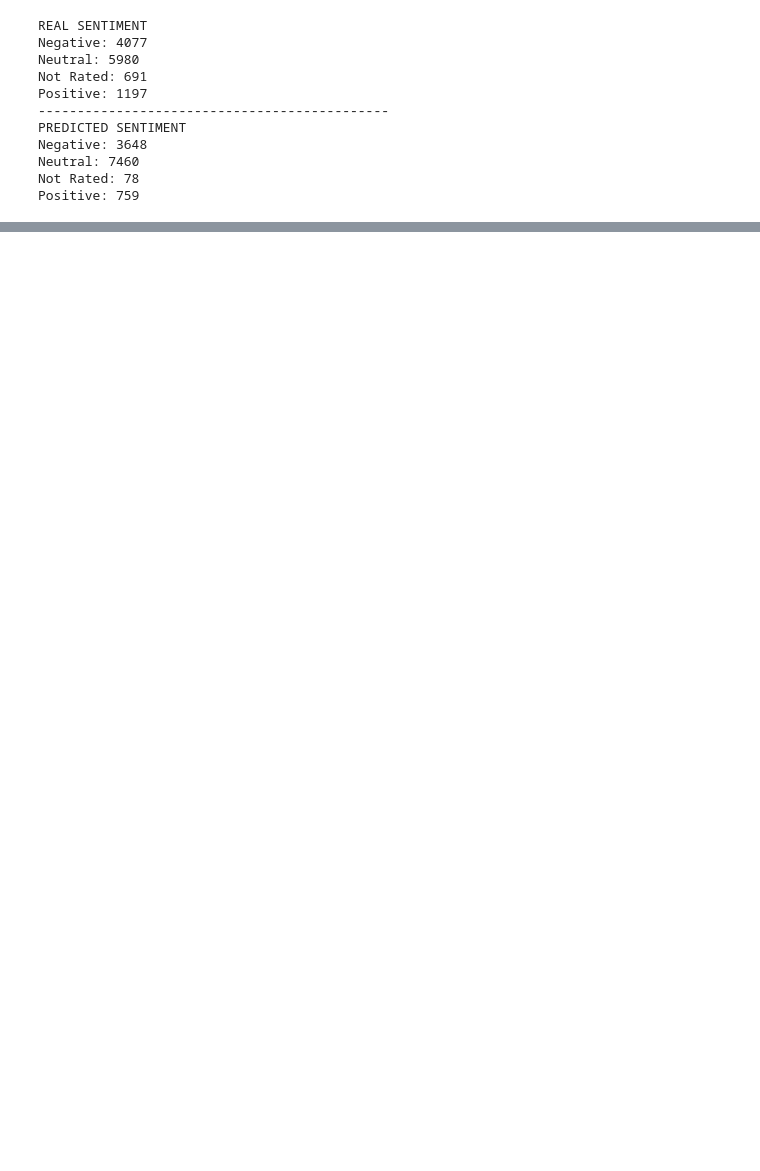
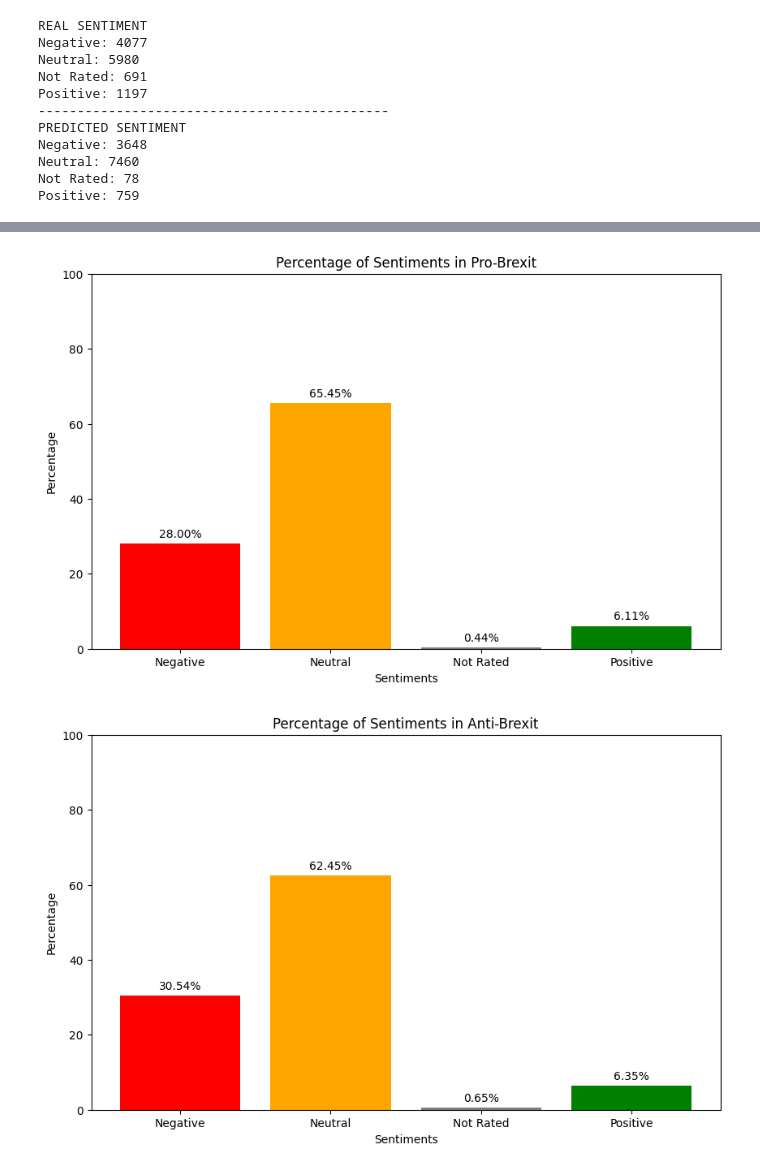
Before and after one commit to Pramsi/Can-t_tame_that_Python_Semester_Project, a Jupyter notebook: Can't_tame_that_Python_Semester_Project.ipynb, the cells around one changed output, grey strips where cells are left out. Saved outputs shown, nothing was run; the diff lists cells and outputs as text; code cells hidden in the pictures; blank space fills up the shorter version.

```diff
--- a/Can't_tame_that_Python_Semester_Project.ipynb
+++ b/Can't_tame_that_Python_Semester_Project.ipynb
@@ -1038,0 +1041,19 @@ plt.show()
+# %%
+#Total sum of Pro Brexit labels
+total_real_pro_sentiments = pro_brexit_neg_y_test + pro_brexit_neu_y_test + pro_brexit_not_rated_y_test + pro_brexit_pos_y_test
+print(total_real_pro_sentiments)
+
+
+#Total sum of Pro Brexit labels
+total_pred_pro_sentiments = pro_brexit_neg_y_pred_logreg_count +pro_brexit_neu_y_pred_logreg_count+ pro_brexit_not_rated_y_pred_logreg_count+ pro_brexit_pos_y_pred_logreg_count
+print(total_pred_pro_sentiments)
+
+print(f"---------------------------------------------")
+
+#Total sum of Anti Brexit labels
+total_real_anti_sentiments = anti_brexit_neg_y_test + anti_brexit_neu_y_test + anti_brexit_not_rated_y_test + anti_brexit_pos_y_test
+print(total_real_anti_sentiments)
+
+#Total sum of Anti Brexit labels
+total_pred_anti_sentiments = anti_brexit_neg_y_pred_logreg_count +anti_brexit_neu_y_pred_logreg_count+ anti_brexit_not_rated_y_pred_logreg_count+ anti_brexit_pos_y_pred_logreg_count
+print(total_pred_anti_sentiments)
@@ -1038,0 +1206,40 @@ plt.show()
+# %%
+
+# Pro Brexit Sentiments
+pro_sentiments = ['Negative', 'Neutral', 'Not Rated', 'Positive']
+pro_percentages = [pro_pred_percent_of_negative, pro_pred_percent_of_neutral, pro_pred_percent_of_not_rated, pro_pred_percent_of_positive]
+
+plt.figure(figsize=(10, 6))
+bars = plt.bar(pro_sentiments, pro_percentages, color=['red', 'orange', 'gray', 'green'])
+plt.title('Percentage of Sentiments in Pro-Brexit')
+plt.xlabel('Sentiments')
+plt.ylabel('Percentage')
+plt.ylim(0, 100)  # Set y-axis limit from 0 to 100 for percentages
+
+# Adding labels to each bar
+for bar, percentage in zip(bars, pro_percentages):
+    plt.text(bar.get_x() + bar.get_width() / 2, bar.get_height() + 1,
+             f'{percentage:.2f}%', ha='center', va='bottom')
+
+plt.show()
+
+# Anti Brexit Sentiments
+anti_sentiments = ['Negative', 'Neutral', 'Not Rated', 'Positive']
+anti_percentages = [anti_pred_percent_of_negative, anti_pred_percent_of_neutral, anti_pred_percent_of_not_rated, anti_pred_percent_of_positive]
+
+plt.figure(figsize=(10, 6))
+bars = plt.bar(anti_sentiments, anti_percentages, color=['red', 'orange', 'gray', 'green'])
+plt.title('Percentage of Sentiments in Anti-Brexit')
+plt.xlabel('Sentiments')
+plt.ylabel('Percentage')
+plt.ylim(0, 100)  # Set y-axis limit from 0 to 100 for percentages
+
+# Adding labels to each bar
+for bar, percentage in zip(bars, anti_percentages):
+    plt.text(bar.get_x() + bar.get_width() / 2, bar.get_height() + 1,
+             f'{percentage:.2f}%', ha='center', va='bottom')
+
+plt.show()
+# %% [output]
+[figure, added]
+[figure, added]
```
Also changed, not shown: parts of 7 cells of this notebook.
